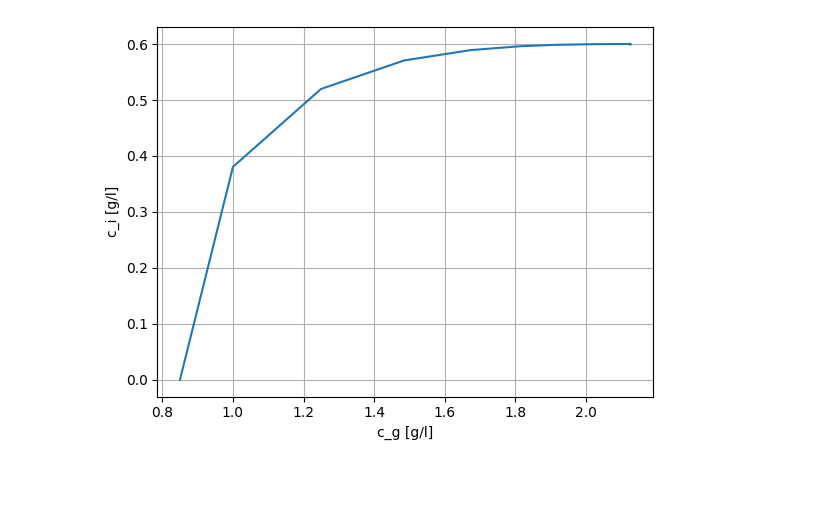
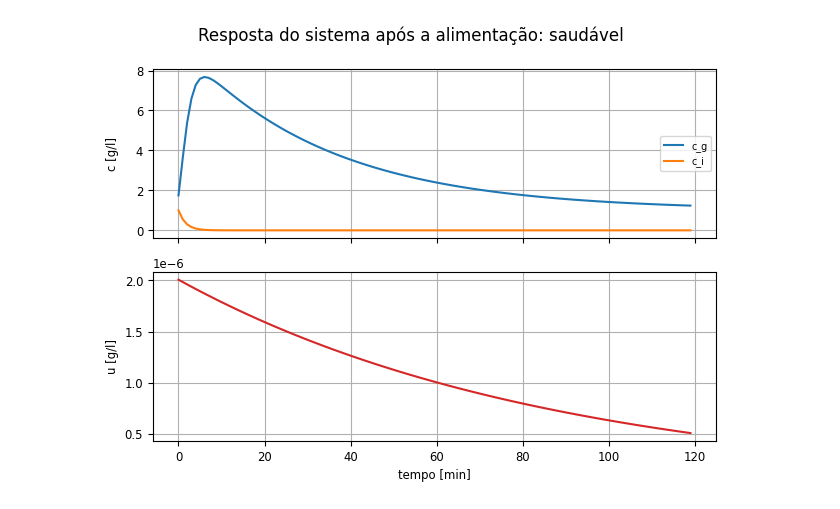
Before and after one commit to mtsz-thiago/TrabalhoDeModelagem, a Jupyter notebook: simulações.ipynb, the cells around one changed output. Saved outputs shown, nothing was run; the diff lists cells and outputs as text; code cells hidden in the pictures; blank space fills up the shorter version.

```diff
--- a/simulações.ipynb
+++ b/simulações.ipynb
@@ -127,4 +166,16 @@ plt.show()
-# %%
-plot_state_trajectory(stepResponse)
-# %% [output]
-[figure, removed]
+# %%
+fig = plt.figure()
+step_plots = ct.time_response_plot(responseNormal, overlay_traces=True, overlay_signals=True, plot_inputs=None)
+
+fig.suptitle(f"Resposta do sistema após a alimentação: saudável")
+for ax in fig.axes:
+    ax.grid(visible=True)
+
+fig.axes[0].set_ylabel("c [g/l]")
+fig.axes[1].set_ylabel("u [g/l]")
+
+plt.xlabel("tempo [min]")
+
+plt.show()
+# %% [output]
+[figure, added]
```
Also changed, not shown: parts of 16 cells of this notebook.
